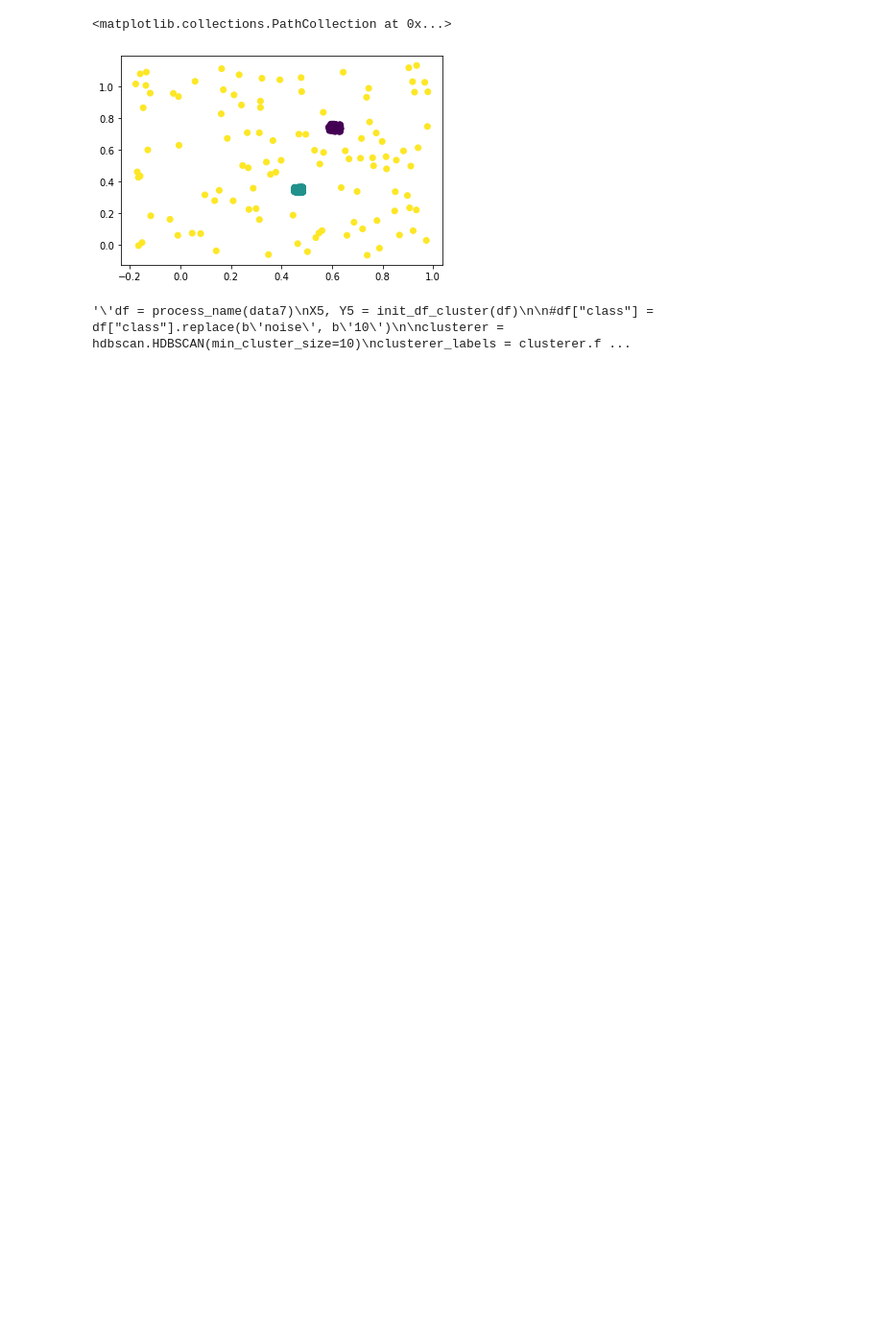
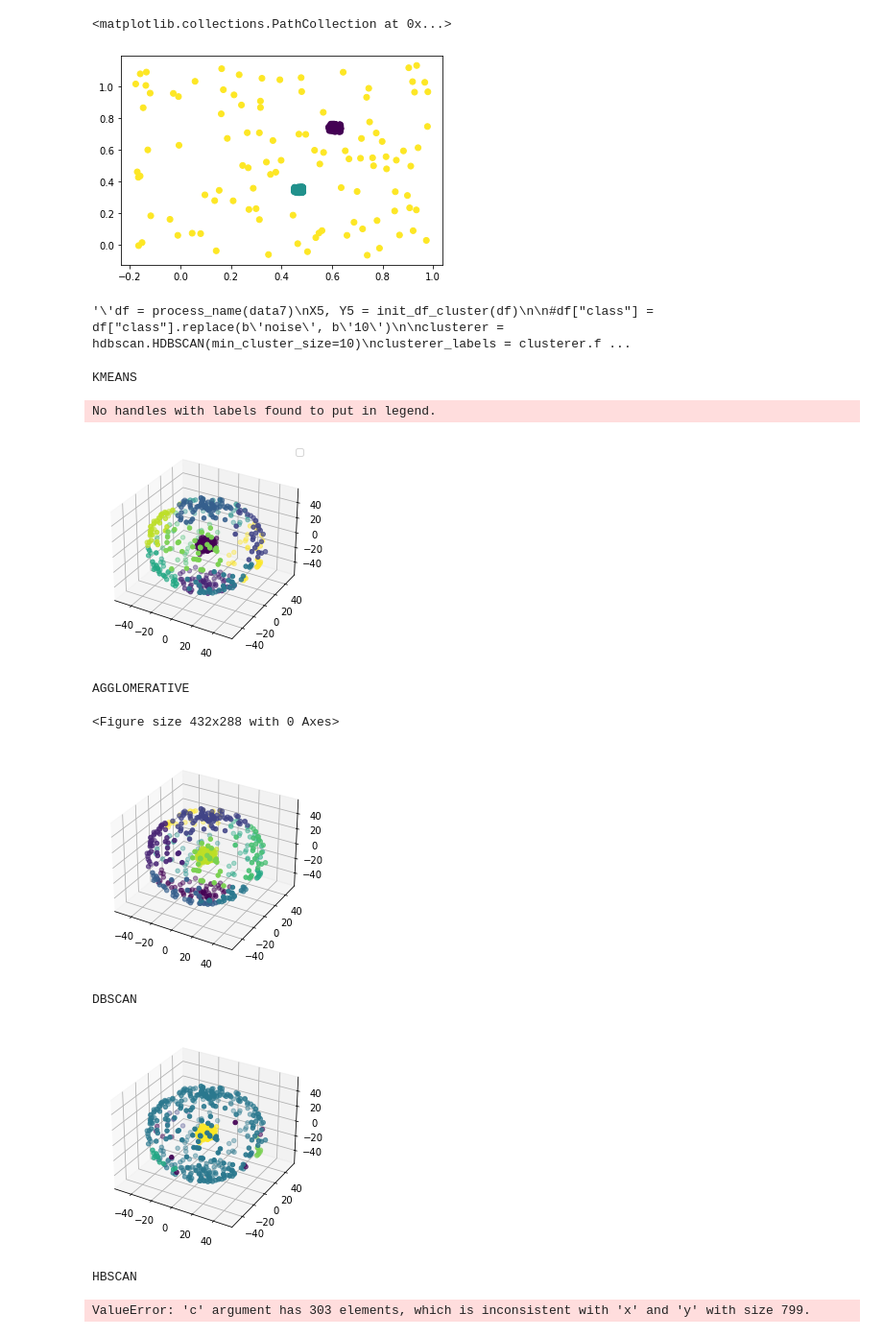
Before and after one commit to Gwen02/TP-ADP, a Jupyter notebook: TP_APD.ipynb, the cells around one changed output. Shown at 96% size. Saved outputs shown, nothing was run; the diff lists cells and outputs as text; code cells hidden in the pictures; blank space fills up the shorter version.

```diff
--- a/TP_APD.ipynb
+++ b/TP_APD.ipynb
@@ -128,7 +128,7 @@ Si le paramètre time est à true, la fonction va retourner l'évolution du temp
 Pour les calculs sur les 6 données mystères, il faut mettre le paramètre 'mystery' à True pour que le process s'effectue
 correctement"""
 
-def plot_agglomerative(dataset, time = False, mystery = False):
+def plot_agglomerative(dataset, time = False, mystery = False, Three_Dim = False):
     dataset = process_name(dataset, mystery)
 
     solution = agglomerative(dataset, show_time = time)
@@ -136,9 +136,16 @@ def plot_agglomerative(dataset, time = False, mystery = False):
     X, Y = init_df_cluster(dataset)
     plt.figure()
     #plt.scatter(*zip(*dataset), c=solution.labels_)
-    plt.scatter(X, Y, c = solution.labels_)
-    plt.legend()
-    plt.show()
+
+    if(Three_Dim):
+        fig = plt.figure()
+        ax = plt.axes(projection ='3d')
+        ax.scatter3D(dataset.iloc[:,0], dataset.iloc[:,1], dataset.iloc[:,2], c = solution.labels_)
+        plt.show()
+    else:
+        plt.scatter(X, Y, c = solution.labels_)
+        plt.legend()
+        plt.show()
 
 def plot_clusters_kmeans(dataset, mystery = False):
     dataset = process_name(dataset, mystery)
@@ -385,14 +392,24 @@ mystery_data6 = [pd.read_csv('mistery_dataset/zgo1.data', sep=" ")]
 # %%
 # Analyse des méthodes de clustering sur les datasets mystères
 
-#plot_clusters_kmeans_inertia(mystery_data4, mystery = True)
-#plot_clusters_kmeans3D(mystery_data1, mystery = True)
+#Mistery1
 
-
-#plot_agglomerative(mystery_data2, mystery = True)
-
-
-#plot_dbscan(mystery_data5, 0.5, 2, mystery = True)
-#plot_dbscan_iteration(mystery_data2, mystery = True, Three_Dim = True)
-#plot_dbscan(mystery_data1, 10, Three_Dim = True)
-#plot_hdbscan(mystery_data6)
+print("KMEANS")
+plot_clusters_kmeans3D(mystery_data1, mystery = True)
+print("AGGLOMERATIVE")
+plot_agglomerative(mystery_data1, mystery = True, Three_Dim = True)
+print("DBSCAN")
+plot_dbscan_iteration(mystery_data1, mystery = True, Three_Dim = True)
+print("HBSCAN")
+plot_hdbscan(mystery_data1, mystery = True, Three_Dim = True)
+# %% [output]
+KMEANS
+No handles with labels found to put in legend.
+[figure, added]
+AGGLOMERATIVE
+<Figure size 432x288 with 0 Axes>
+[figure, added]
+DBSCAN
+[figure, added]
+HBSCAN
+ValueError: 'c' argument has 303 elements, which is inconsistent with 'x' and 'y' with size 799.
```
Also changed, not shown: parts of 5 cells of this notebook.
